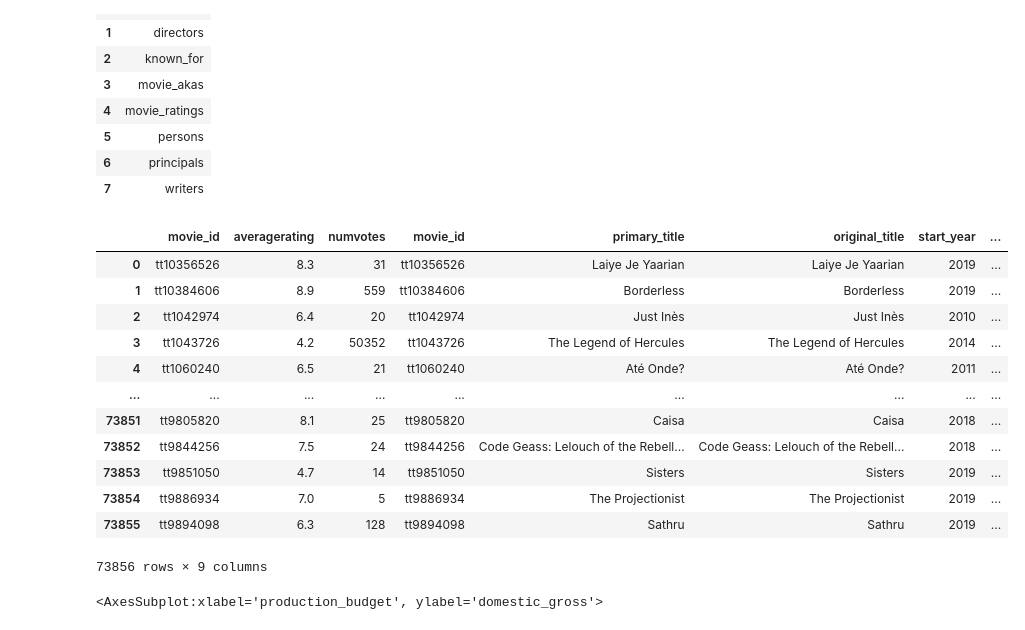
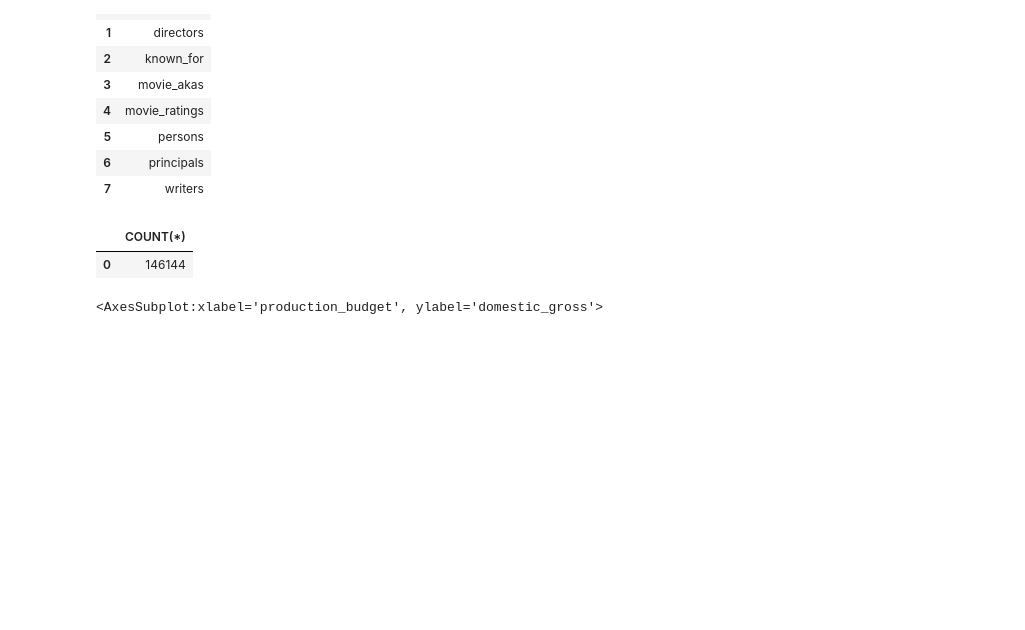
Before and after one commit to racday/ai-capstone, a Jupyter notebook: index.ipynb, the cells around one changed output. Saved outputs shown, nothing was run; the diff lists cells and outputs as text; code cells hidden in the pictures; blank space fills up the shorter version.

```diff
--- a/index.ipynb
+++ b/index.ipynb
@@ -137,29 +145,16 @@ SELECT name FROM sqlite_master
 | 7 | writers |
 # %%
 q = """
-SELECT * FROM movie_ratings
-JOIN movie_basics
-    ON movie_ratings.movie_id = movie_basics.movie_id
-
+SELECT COUNT(*) FROM movie_basics
+;
 """
 
 pd.read_sql(q, conn)
 
 #movie basics has 150k rows, movie basics has 73k
 # %% [output]
-|  | movie_id | averagerating | numvotes | movie_id | primary_title | original_title | start_year | ... |
-| 0 | tt10356526 | 8.3 | 31 | tt10356526 | Laiye Je Yaarian | Laiye Je Yaarian | 2019 | ... |
-| 1 | tt10384606 | 8.9 | 559 | tt10384606 | Borderless | Borderless | 2019 | ... |
-| 2 | tt1042974 | 6.4 | 20 | tt1042974 | Just Inès | Just Inès | 2010 | ... |
-| 3 | tt1043726 | 4.2 | 50352 | tt1043726 | The Legend of Hercules | The Legend of Hercules | 2014 | ... |
-| 4 | tt1060240 | 6.5 | 21 | tt1060240 | Até Onde? | Até Onde? | 2011 | ... |
-| ... | ... | ... | ... | ... | ... | ... | ... | ... |
-| 73851 | tt9805820 | 8.1 | 25 | tt9805820 | Caisa | Caisa | 2018 | ... |
-| 73852 | tt9844256 | 7.5 | 24 | tt9844256 | Code Geass: Lelouch of the Rebell... | Code Geass: Lelouch of the Rebell... | 2018 | ... |
-| 73853 | tt9851050 | 4.7 | 14 | tt9851050 | Sisters | Sisters | 2019 | ... |
-| 73854 | tt9886934 | 7.0 | 5 | tt9886934 | The Projectionist | The Projectionist | 2019 | ... |
-| 73855 | tt9894098 | 6.3 | 128 | tt9894098 | Sathru | Sathru | 2019 | ... |
+|  | COUNT(*) |
+| 0 | 146144 |
-73856 rows × 9 columns
 # %%
 sns.scatterplot(x = tn_movie_budgets["production_budget"], y = tn_movie_budgets["domestic_gross"])
 # %% [output]
```
Also changed, not shown: parts of 16 cells of this notebook.
